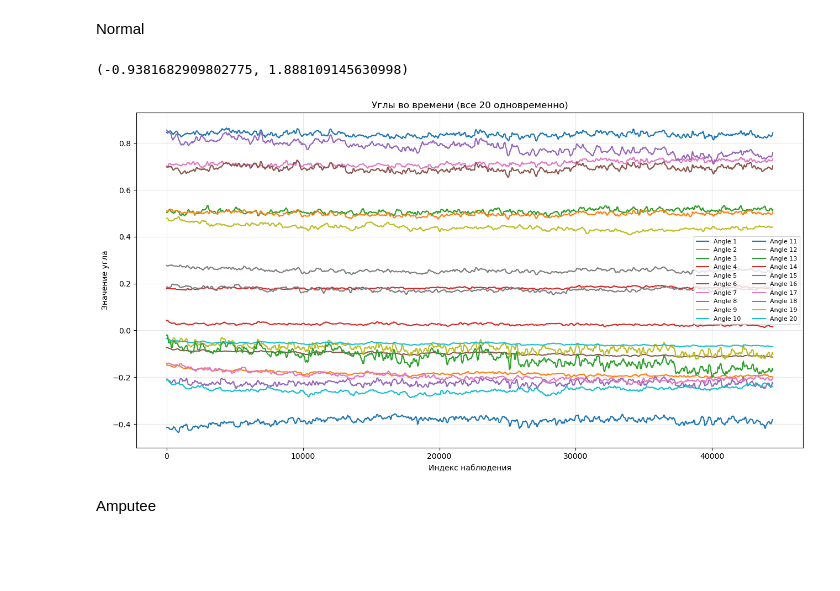
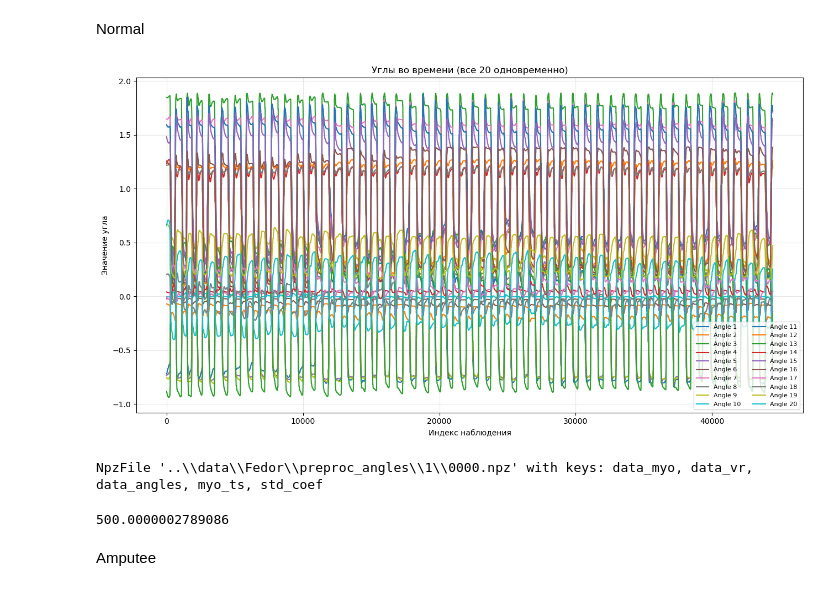
Before and after one commit to Fedoration/emg-virtual, a Jupyter notebook: notebooks/eda.ipynb, the cells around one changed output. Cells and saved outputs as stored; diff of their text form; code cells hidden in the pictures; blank space fills up the shorter version.

```diff
--- a/notebooks/eda.ipynb
+++ b/notebooks/eda.ipynb
@@ -40,51 +40,61 @@ device = torch.device("cuda" if torch.cuda.is_available() else "cpu")
 Normal
 # %%
 # Fedor
-subj_path = "..\\data\\Fedor\\Raw\\preproc_angles\\1\\"
+subj_path = "..\\data\\Fedor\\preproc_angles\\1\\"
 fs = 500
 
 N_files = 4
 
-i = 0
+# i = 0
 
-global_max = 0
-global_min = 1000
-for i in range(N_files):
-    arr = np.load(subj_path + "000" + str(i) + ".npz")
-    for j in range(20):
-        data_angle = arr["data_angles"][:, j]
+# global_max = 0
+# global_min = 1000
+# for i in range(N_files):
+#     arr = np.load(subj_path + "000" + str(i) + ".npz")
+#     for j in range(20):
+#         data_angle = arr["data_angles"][:, j]
 
-        local_max = np.max(data)
-        local_min = np.min(data)
+#         local_max = np.max(data)
+#         local_min = np.min(data)
 
-        if local_max > global_max:
-            global_max = local_max
+#         if local_max > global_max:
+#             global_max = local_max
 
-        if local_min < global_min:
-            global_min = local_min
+#         if local_min < global_min:
+#             global_min = local_min
 
-global_min, global_max
+# global_min, global_max
-# %% [output]
-(-0.9381682909802775, 1.888109145630998)
 # %%
-i = 3
+i = 0
 arr = np.load(subj_path + "000" + str(i) + ".npz")
 data = arr["data_angles"]  # (44459, 20)
+data_myo = arr["data_myo"]
+std_coef = arr["std_coef"]
 
 plt.figure(figsize=(13, 7))
 
 for i in range(0, 20, 1):
     plt.plot(data[:, i], label=f"Angle {i+1}")
 
 plt.title("Углы во времени (все 20 одновременно)")
 plt.xlabel("Индекс наблюдения")
 plt.ylabel("Значение угла")
 plt.legend(ncol=2, fontsize=8)
 plt.grid(alpha=0.3)
 plt.tight_layout()
 plt.show()
 # %% [output]
-[figure, old version]
+[figure, new version]
+# %%
+arr
+# %% [output]
+NpzFile '..\\data\\Fedor\\preproc_angles\\1\\0000.npz' with keys: data_myo, data_vr, data_angles, myo_ts, std_coef
+# %%
+time_array = arr["myo_ts"]
+Fs = 1 / np.mean(np.diff(time_array))
+Fs
+# %% [output]
+500.0000002789086
 # %% [markdown]
 Amputee
 # %%
```
Also changed, not shown: parts of 2 cells of this notebook, 13 other files.
